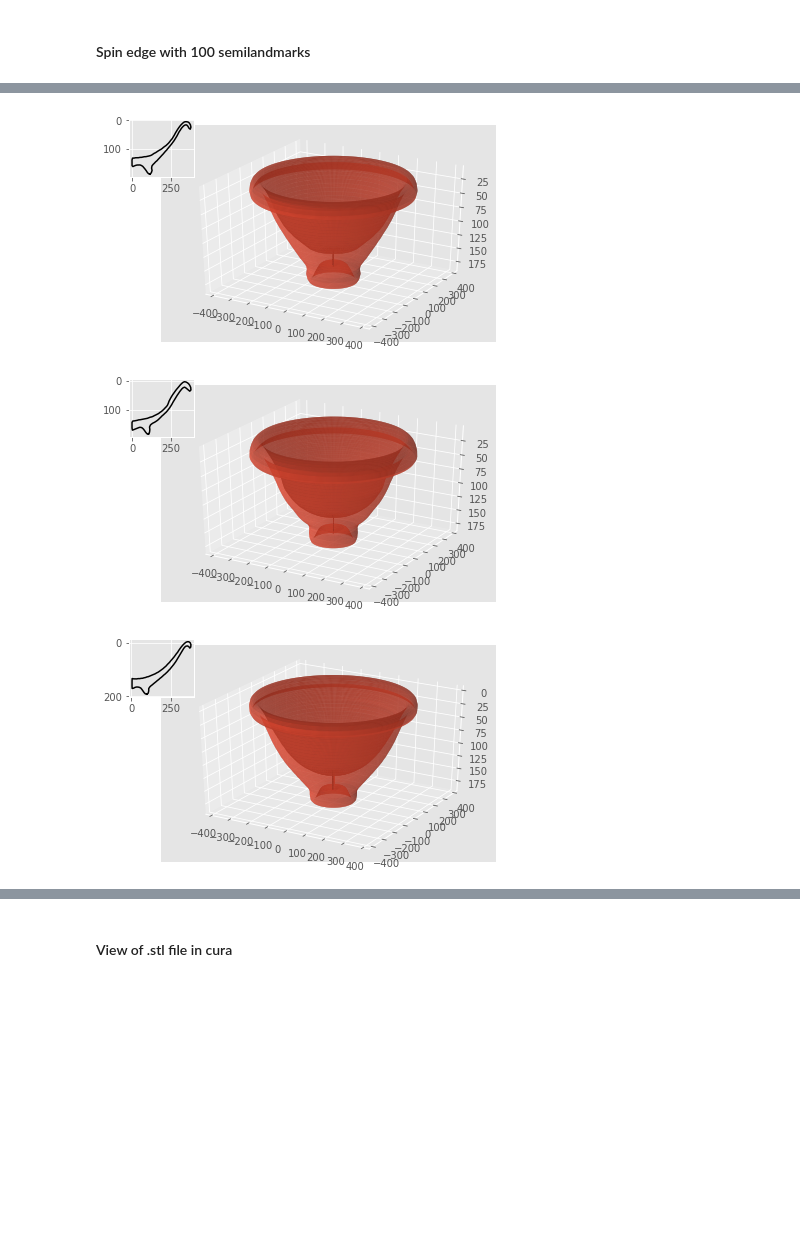
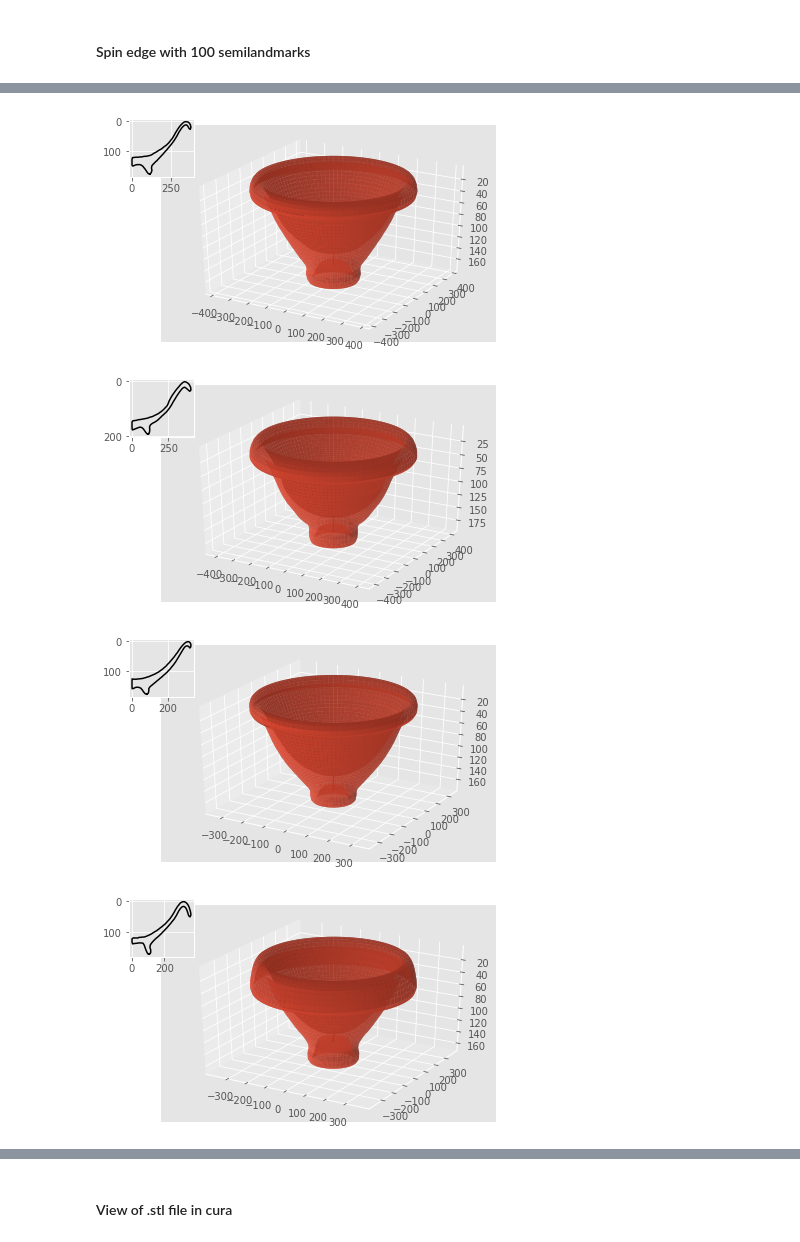
Before and after one commit to celiacintas/vasijas, a Jupyter notebook: surface_generation.ipynb, the cells around one changed output, grey strips where cells are left out. Cells and saved outputs as stored; diff of their text form; code cells hidden in the pictures; blank space fills up the shorter version.

Commit message:
surface generation with raw coordinates

```diff
--- a/surface_generation.ipynb
+++ b/surface_generation.ipynb
@@ -59,15 +59,16 @@ def plot_vessel(edge_array, X, Y, Z, index_name):
 % matplotlib inline
 plt.style.use('ggplot')
 
-def spin_border(semilandmarks_file='data/procrustes_coordinates_homemade.txt', generate_stl=False):
-    df = pd.read_csv(semilandmarks_file) #, sep='\t')
+def spin_border(semilandmarks_file='data/input_morphoJ.csv', generate_stl=False):
+    df = pd.read_csv(semilandmarks_file, sep=',')
+    df = df.drop(['id'], axis=1)
     for index, row in df.iterrows():
         edge_array = row.reshape(100, 2)
         # rotation of landmarks
         edge_array = rotate_semilandmarks(edge_array, angle, theta, rot_mat)
         r = edge_array[:, 0]
         # angular component is one revolution of 60 steps
-        phi = np.linspace(0, 2*np.pi, 500)
+        phi = np.linspace(0, 2*np.pi, 100) #10
         R,Phi = np.meshgrid(r, phi)
         # tri = mtri.Triangulation(R.flatten(), Phi.flatten())
         # transform to cartesian coordinates
@@ -78,12 +79,14 @@ def spin_border(semilandmarks_file='data/procrustes_coordinates_homemade.txt', g
             tri = get_triangulation(R, Phi, X, Y, Z, str(index))
 
         vessel = plot_vessel(edge_array, X, Y, Z, index)
-        if index == 3:
+
+        if index == 10:
             break
 # %%
-spin_border(generate_stl=True)
+spin_border(generate_stl=False)
 # %% [output]
 [figure]
-[figure, old version]
+[figure, new version]
-[figure, old version]
+[figure, new version]
-[figure, old version]
+[figure, new version]
+[figure, added]
```
Also changed, not shown: parts of 3 cells of this notebook.
